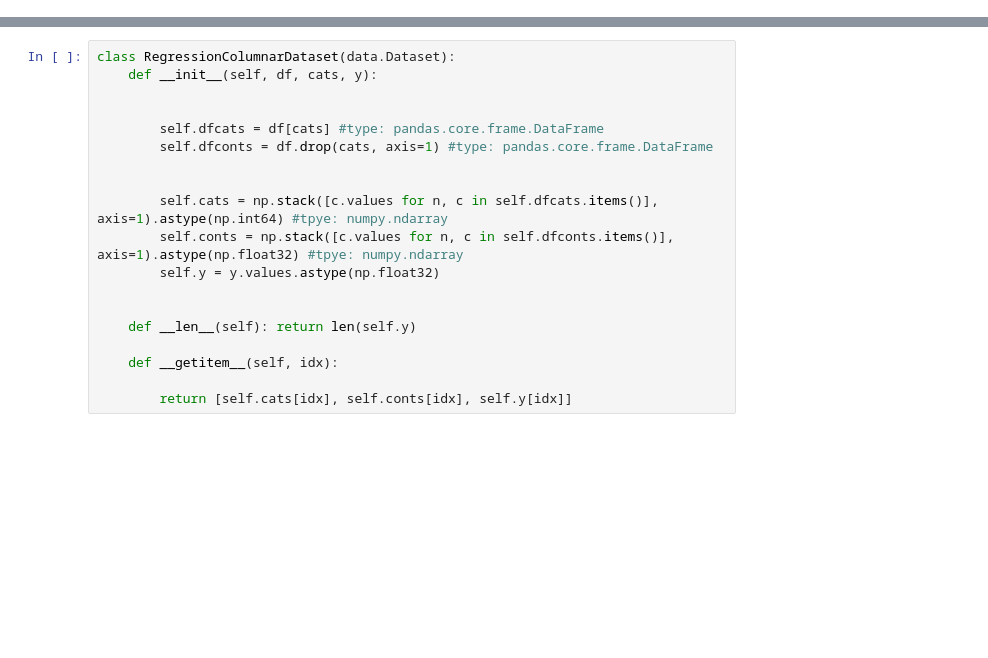
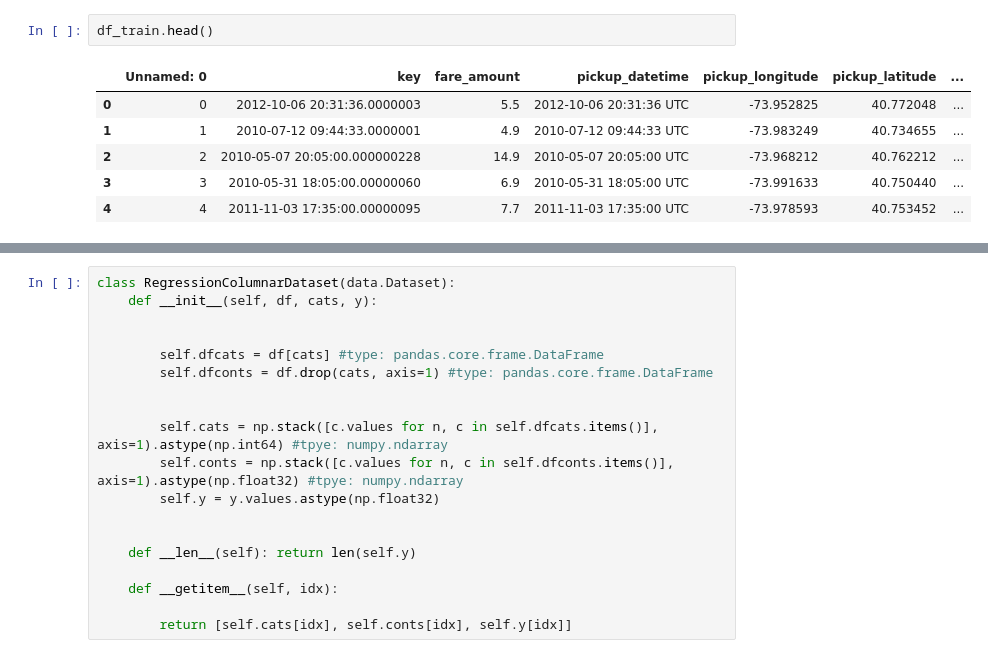
Before and after one commit to wasaequreshi/CMPE-258-DL, a Jupyter notebook: hw5/hw5_part3.ipynb, the cells around one changed output, grey strips where cells are left out. Drawn from its saved outputs; the diff is of its cells as text; blank space fills up the shorter version.

```diff
--- a/hw5/hw5_part3.ipynb
+++ b/hw5/hw5_part3.ipynb
@@ -102,3 +103,12 @@ df_train.head()
+# %%
+df_train.head()
+# %% [output]
+|  | Unnamed: 0 | key | fare_amount | pickup_datetime | pickup_longitude | pickup_latitude | ... |
+| 0 | 0 | 2012-10-06 20:31:36.0000003 | 5.5 | 2012-10-06 20:31:36 UTC | -73.952825 | 40.772048 | ... |
+| 1 | 1 | 2010-07-12 09:44:33.0000001 | 4.9 | 2010-07-12 09:44:33 UTC | -73.983249 | 40.734655 | ... |
+| 2 | 2 | 2010-05-07 20:05:00.000000228 | 14.9 | 2010-05-07 20:05:00 UTC | -73.968212 | 40.762212 | ... |
+| 3 | 3 | 2010-05-31 18:05:00.00000060 | 6.9 | 2010-05-31 18:05:00 UTC | -73.991633 | 40.750440 | ... |
+| 4 | 4 | 2011-11-03 17:35:00.00000095 | 7.7 | 2011-11-03 17:35:00 UTC | -73.978593 | 40.753452 | ... |
 # %%
 # upload df_Test csv file
 
```
Also changed, not shown: parts of 61 cells of this notebook.
